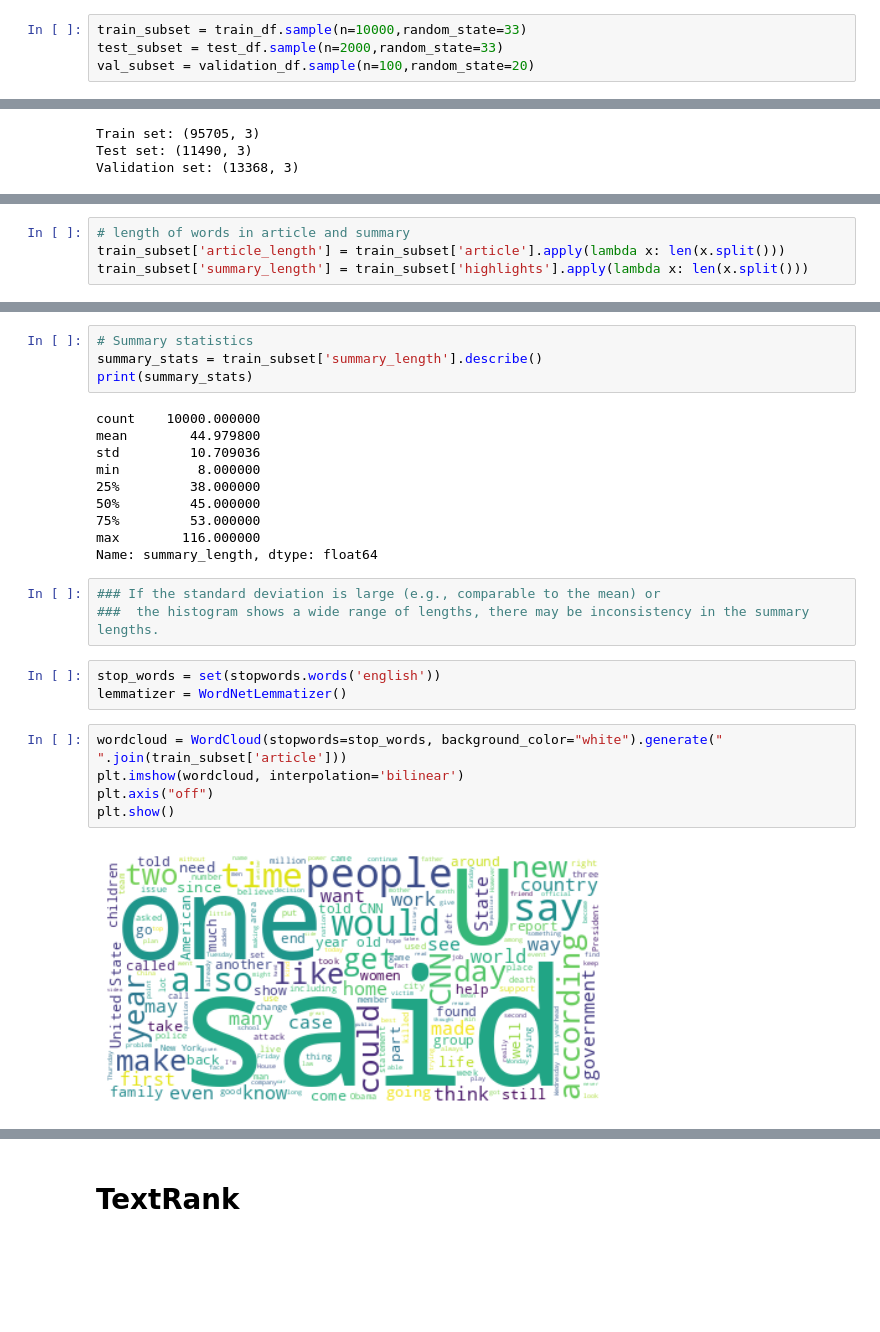
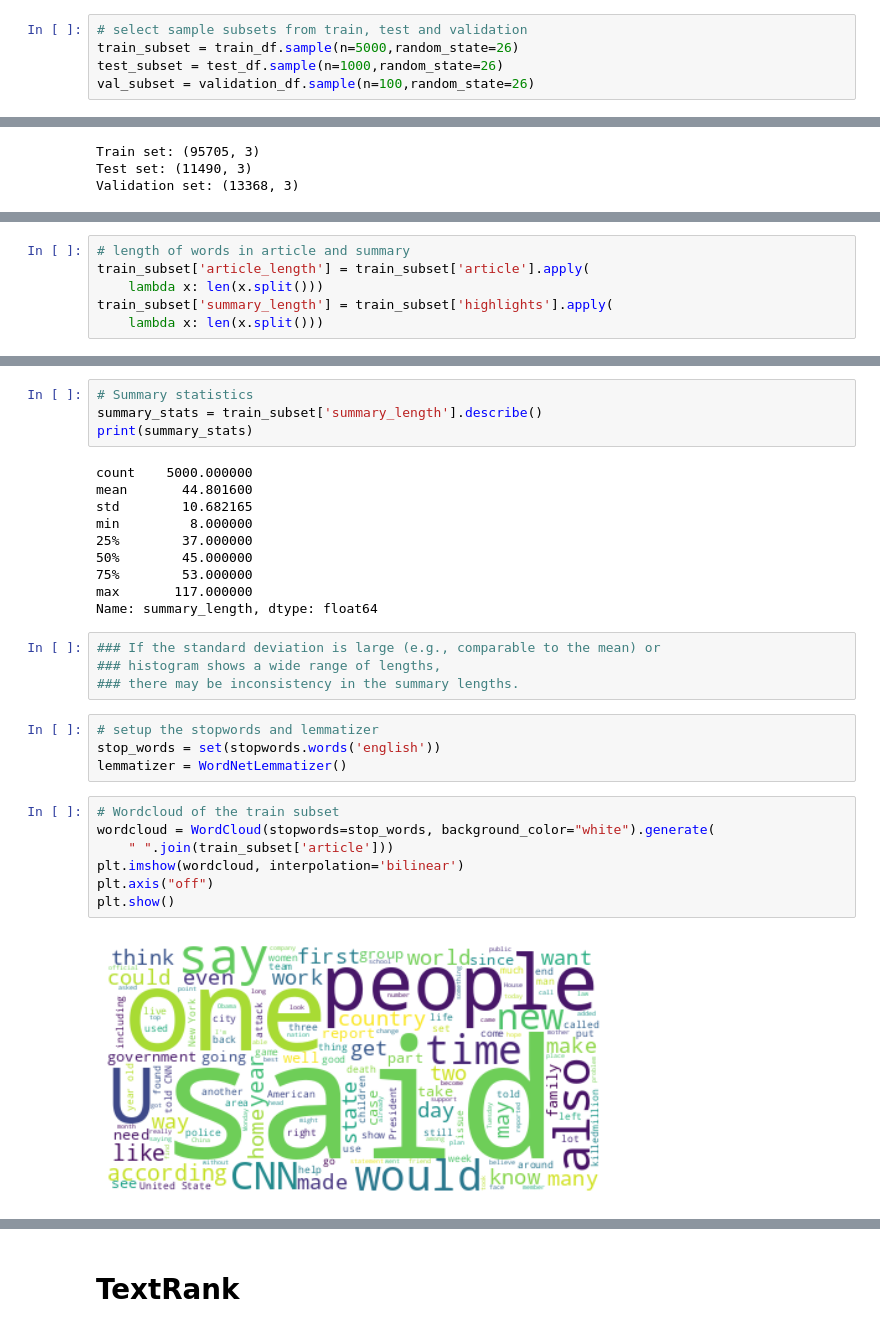
Before and after one commit to sandrabinu3/Text_Summarization_using_NLP-Project, a Jupyter notebook: textSum.ipynb, the cells around one changed output, grey strips where cells are left out. Saved outputs shown, nothing was run; the diff lists cells and outputs as text; blank space fills up the shorter version.

```diff
--- a/textSum.ipynb
+++ b/textSum.ipynb
@@ -97,7 +108,8 @@ validation_df = pd.read_csv('/content/drive/MyDrive/Project/validation_data.csv'
 # %%
-train_subset = train_df.sample(n=10000,random_state=33)
-test_subset = test_df.sample(n=2000,random_state=33)
-val_subset = validation_df.sample(n=100,random_state=20)
+# select sample subsets from train, test and validation
+train_subset = train_df.sample(n=5000,random_state=26)
+test_subset = test_df.sample(n=1000,random_state=26)
+val_subset = validation_df.sample(n=100,random_state=26)
 # %% [markdown]
 # Exploratory Data Analysis
 # %%
@@ -178,5 +192,7 @@ print(train_subset.head())
 # %%
 # length of words in article and summary
-train_subset['article_length'] = train_subset['article'].apply(lambda x: len(x.split()))
-train_subset['summary_length'] = train_subset['highlights'].apply(lambda x: len(x.split()))
+train_subset['article_length'] = train_subset['article'].apply(
+    lambda x: len(x.split()))
+train_subset['summary_length'] = train_subset['highlights'].apply(
+    lambda x: len(x.split()))
 # %%
@@ -195,25 +212,29 @@ sns.histplot(train_subset['summary_length'], bins=50, kde=True)
 summary_stats = train_subset['summary_length'].describe()
 print(summary_stats)
 # %% [output]
-count    10000.000000
-mean        44.979800
-std         10.709036
-min          8.000000
-25%         38.000000
-50%         45.000000
-75%         53.000000
-max        116.000000
+count    5000.000000
+mean       44.801600
+std        10.682165
+min         8.000000
+25%        37.000000
+50%        45.000000
+75%        53.000000
+max       117.000000
 Name: summary_length, dtype: float64
 # %%
 ### If the standard deviation is large (e.g., comparable to the mean) or
-###  the histogram shows a wide range of lengths, there may be inconsistency in the summary lengths.
+### histogram shows a wide range of lengths,
+### there may be inconsistency in the summary lengths.
 # %%
+# setup the stopwords and lemmatizer
 stop_words = set(stopwords.words('english'))
 lemmatizer = WordNetLemmatizer()
 # %%
-wordcloud = WordCloud(stopwords=stop_words, background_color="white").generate(" ".join(train_subset['article']))
+# Wordcloud of the train subset
+wordcloud = WordCloud(stopwords=stop_words, background_color="white").generate(
+    " ".join(train_subset['article']))
 plt.imshow(wordcloud, interpolation='bilinear')
 plt.axis("off")
 plt.show()
 # %% [output]
-[figure, old version]
+[figure, new version]
```
Also changed, not shown: parts of 52 cells of this notebook, 10 other files.
